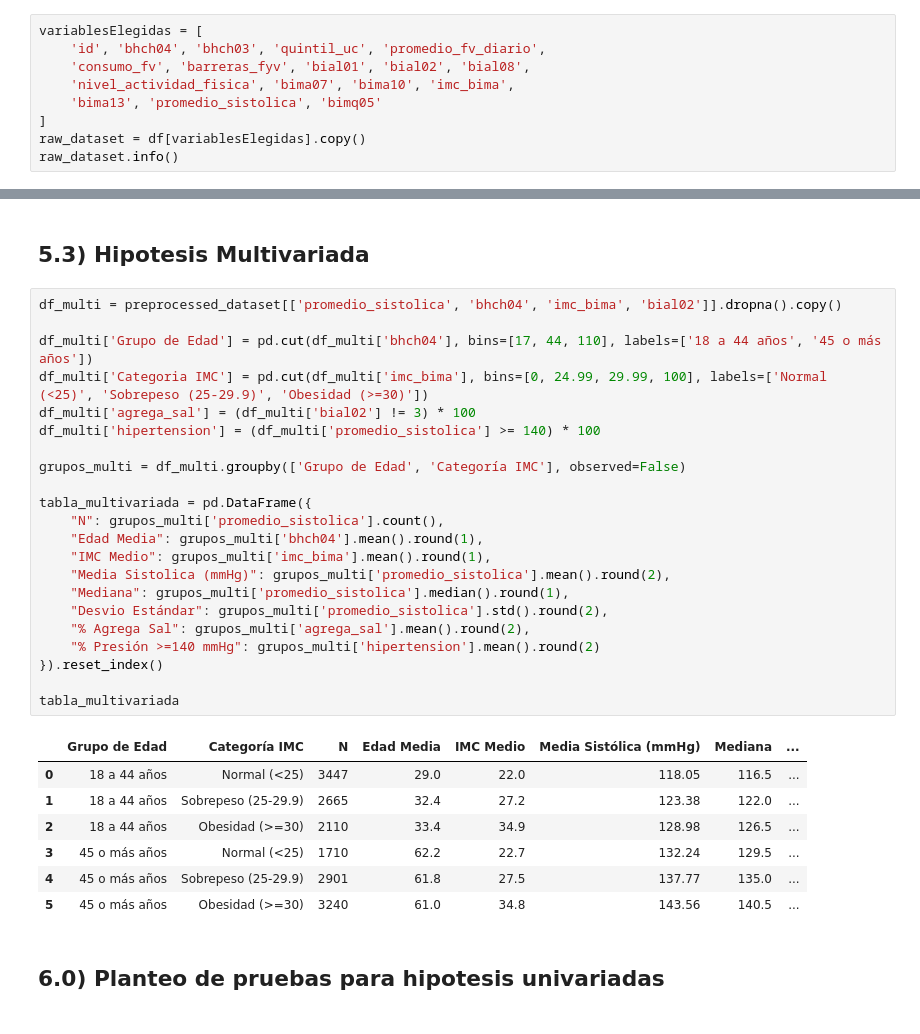
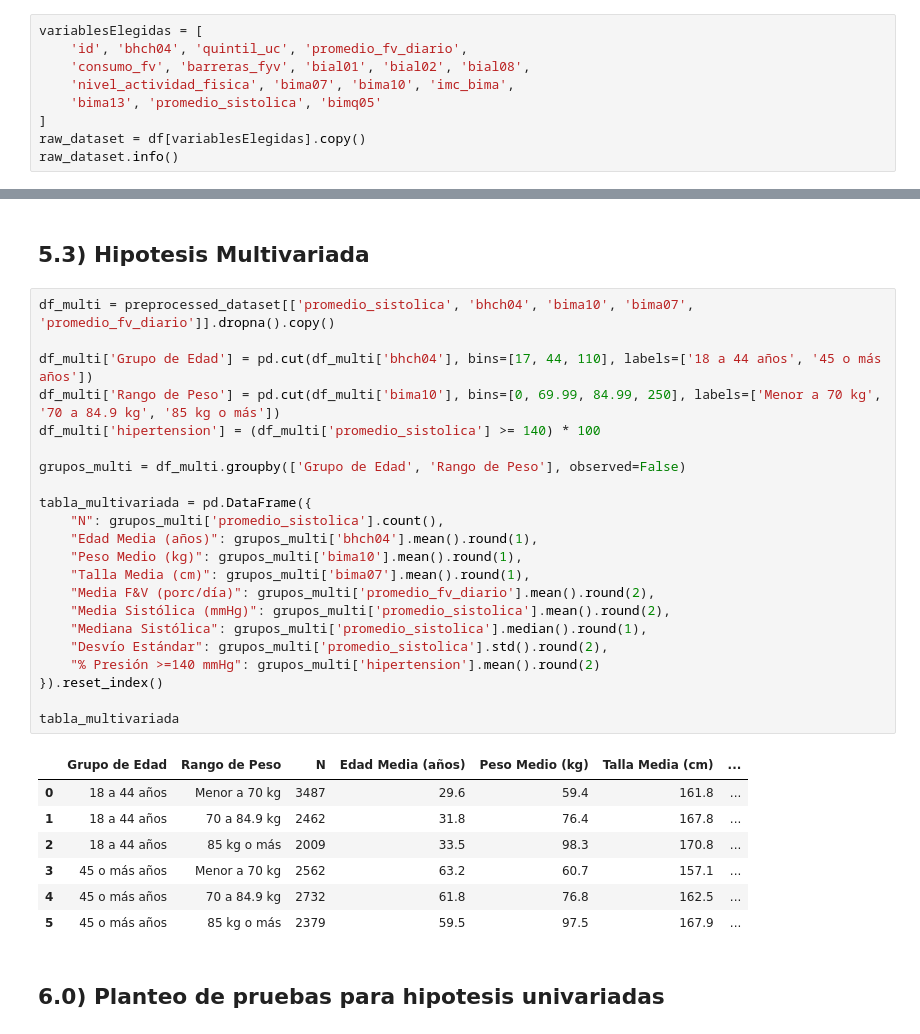
Before and after one commit to Nehuen-Asserquet/TPE-Ciencia-de-Datos-Grupo-16-INDEC, a Jupyter notebook: TPE.ipynb, the cells around one changed output, grey strips where cells are left out. Saved outputs shown, nothing was run; the diff lists cells and outputs as text.

```diff
--- a/TPE.ipynb
+++ b/TPE.ipynb
@@ -32,7 +32,7 @@ df.head()
 ## 1.0) Analisis inicial de variables elegidas
 # %%
 variablesElegidas = [
-    'id', 'bhch04', 'bhch03', 'quintil_uc', 'promedio_fv_diario',
+    'id', 'bhch04', 'quintil_uc', 'promedio_fv_diario',
     'consumo_fv', 'barreras_fyv', 'bial01', 'bial02', 'bial08',
     'nivel_actividad_fisica', 'bima07', 'bima10', 'imc_bima',
     'bima13', 'promedio_sistolica', 'bimq05'
@@ -288,35 +285,35 @@ tabla_bivariada
 # %% [markdown]
 ## 5.3) Hipotesis Multivariada
 # %%
-df_multi = preprocessed_dataset[['promedio_sistolica', 'bhch04', 'imc_bima', 'bial02']].dropna().copy()
+df_multi = preprocessed_dataset[['promedio_sistolica', 'bhch04', 'bima10', 'bima07', 'promedio_fv_diario']].dropna().copy()
 
 df_multi['Grupo de Edad'] = pd.cut(df_multi['bhch04'], bins=[17, 44, 110], labels=['18 a 44 años', '45 o más años'])
-df_multi['Categoria IMC'] = pd.cut(df_multi['imc_bima'], bins=[0, 24.99, 29.99, 100], labels=['Normal (<25)', 'Sobrepeso (25-29.9)', 'Obesidad (>=30)'])
-df_multi['agrega_sal'] = (df_multi['bial02'] != 3) * 100
+df_multi['Rango de Peso'] = pd.cut(df_multi['bima10'], bins=[0, 69.99, 84.99, 250], labels=['Menor a 70 kg', '70 a 84.9 kg', '85 kg o más'])
 df_multi['hipertension'] = (df_multi['promedio_sistolica'] >= 140) * 100
 
-grupos_multi = df_multi.groupby(['Grupo de Edad', 'Categoría IMC'], observed=False)
+grupos_multi = df_multi.groupby(['Grupo de Edad', 'Rango de Peso'], observed=False)
 
 tabla_multivariada = pd.DataFrame({
     "N": grupos_multi['promedio_sistolica'].count(),
-    "Edad Media": grupos_multi['bhch04'].mean().round(1),
-    "IMC Medio": grupos_multi['imc_bima'].mean().round(1),
-    "Media Sistolica (mmHg)": grupos_multi['promedio_sistolica'].mean().round(2),
-    "Mediana": grupos_multi['promedio_sistolica'].median().round(1),
-    "Desvio Estándar": grupos_multi['promedio_sistolica'].std().round(2),
-    "% Agrega Sal": grupos_multi['agrega_sal'].mean().round(2),
+    "Edad Media (años)": grupos_multi['bhch04'].mean().round(1),
+    "Peso Medio (kg)": grupos_multi['bima10'].mean().round(1),
+    "Talla Media (cm)": grupos_multi['bima07'].mean().round(1),
+    "Media F&V (porc/día)": grupos_multi['promedio_fv_diario'].mean().round(2),
+    "Media Sistólica (mmHg)": grupos_multi['promedio_sistolica'].mean().round(2),
+    "Mediana Sistólica": grupos_multi['promedio_sistolica'].median().round(1),
+    "Desvío Estándar": grupos_multi['promedio_sistolica'].std().round(2),
     "% Presión >=140 mmHg": grupos_multi['hipertension'].mean().round(2)
 }).reset_index()
 
 tabla_multivariada
 # %% [output]
-|  | Grupo de Edad | Categoría IMC | N | Edad Media | IMC Medio | Media Sistólica (mmHg) | Mediana | ... |
-| 0 | 18 a 44 años | Normal (<25) | 3447 | 29.0 | 22.0 | 118.05 | 116.5 | ... |
-| 1 | 18 a 44 años | Sobrepeso (25-29.9) | 2665 | 32.4 | 27.2 | 123.38 | 122.0 | ... |
-| 2 | 18 a 44 años | Obesidad (>=30) | 2110 | 33.4 | 34.9 | 128.98 | 126.5 | ... |
-| 3 | 45 o más años | Normal (<25) | 1710 | 62.2 | 22.7 | 132.24 | 129.5 | ... |
-| 4 | 45 o más años | Sobrepeso (25-29.9) | 2901 | 61.8 | 27.5 | 137.77 | 135.0 | ... |
-| 5 | 45 o más años | Obesidad (>=30) | 3240 | 61.0 | 34.8 | 143.56 | 140.5 | ... |
+|  | Grupo de Edad | Rango de Peso | N | Edad Media (años) | Peso Medio (kg) | Talla Media (cm) | ... |
+| 0 | 18 a 44 años | Menor a 70 kg | 3487 | 29.6 | 59.4 | 161.8 | ... |
+| 1 | 18 a 44 años | 70 a 84.9 kg | 2462 | 31.8 | 76.4 | 167.8 | ... |
+| 2 | 18 a 44 años | 85 kg o más | 2009 | 33.5 | 98.3 | 170.8 | ... |
+| 3 | 45 o más años | Menor a 70 kg | 2562 | 63.2 | 60.7 | 157.1 | ... |
+| 4 | 45 o más años | 70 a 84.9 kg | 2732 | 61.8 | 76.8 | 162.5 | ... |
+| 5 | 45 o más años | 85 kg o más | 2379 | 59.5 | 97.5 | 167.9 | ... |
 # %% [markdown]
 ## 6.0) Planteo de pruebas para hipotesis univariadas
 # %% [markdown]
```
Also changed, not shown: parts of 23 cells of this notebook.
